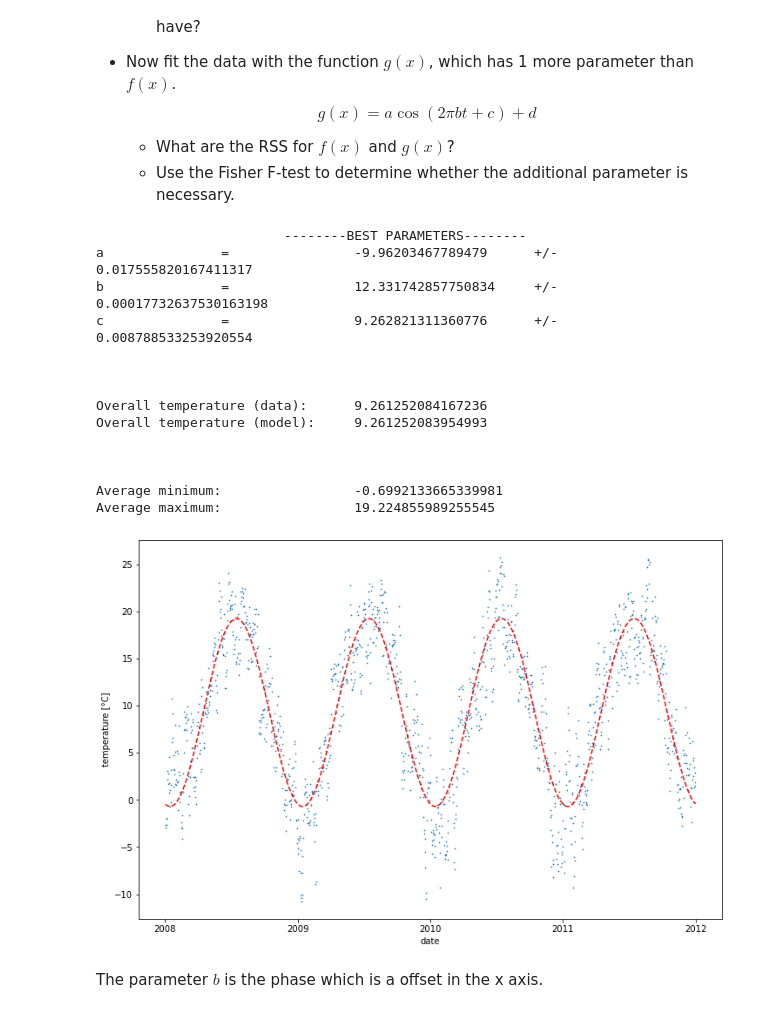
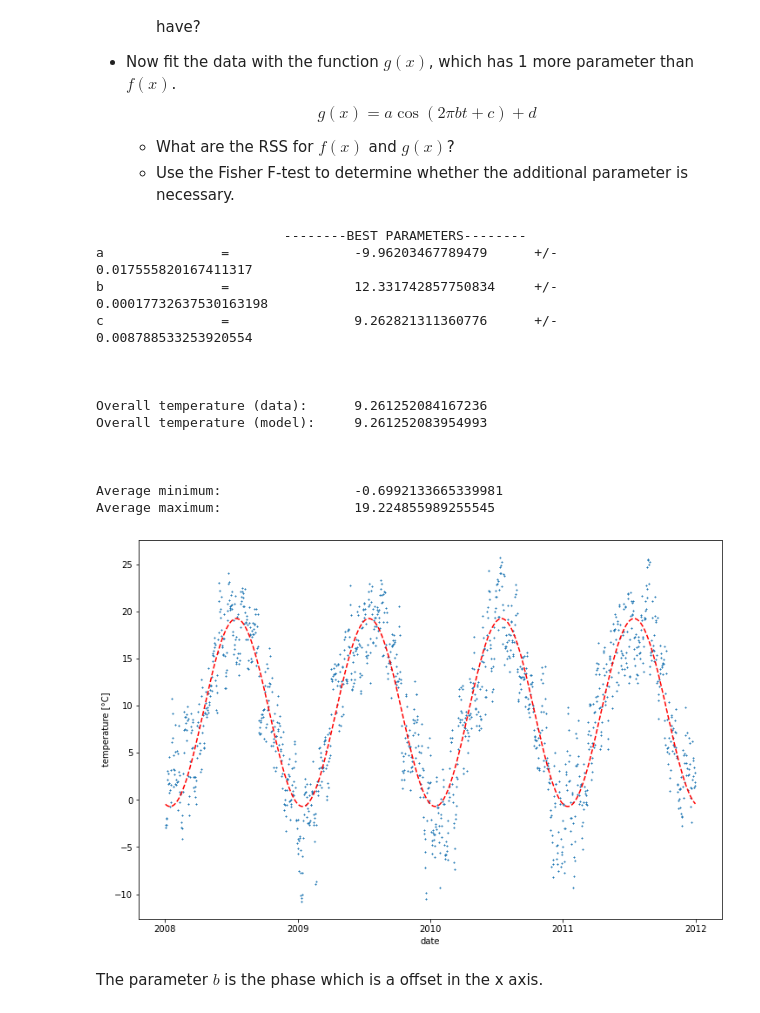
Before and after one commit to aidinattar/LaboratoryOfComputationalPhysics_Y4, a Jupyter notebook: 08ex_fitting.ipynb, the cells around one changed output. Saved outputs shown, nothing was run; the diff lists cells and outputs as text; code cells hidden in the pictures.

```diff
--- a/08ex_fitting.ipynb
+++ b/08ex_fitting.ipynb
@@ -294,7 +294,7 @@ df_range = df_range[mask]
 popt, pcov = optimize.curve_fit(f, df_range.year, df_range.temperature)
 
 fig, ax1 = plt.subplots(figsize=(12, 8))
-ax1.scatter(df_range.year, df_range.temperature, s = 0.5, marker='x')
+ax1.scatter(df_range.year, df_range.temperature, s = 1, marker='x')
 ax1.plot(df_range.year, f(df_range.year, popt[0],popt[1],popt[2]), linestyle='dashed',c = 'r' )
 ax1.xaxis.set_major_locator(MultipleLocator(1))
 ax1.set_ylabel('temperature [°C]')
@@ -313,34 +313,34 @@ max = []
 min.append(optimize.minimize(f, 2007, args=(popt[0],popt[1],popt[2])).fun)
 min.append(optimize.minimize(f, 2008, args=(popt[0],popt[1],popt[2])).fun)
 min.append(optimize.minimize(f, 2009, args=(popt[0],popt[1],popt[2])).fun)
 min.append(optimize.minimize(f, 2010, args=(popt[0],popt[1],popt[2])).fun)
 min.append(optimize.minimize(f, 2011, args=(popt[0],popt[1],popt[2])).fun)
 
 def f1(t, a, b, c):
     return -(a * np.cos(2*np.pi*t + b) + c)
 max.append(-optimize.minimize(f1, 2008, args=(popt[0],popt[1],popt[2])).fun)
 max.append(-optimize.minimize(f1, 2009, args=(popt[0],popt[1],popt[2])).fun)
 max.append(-optimize.minimize(f1, 2010, args=(popt[0],popt[1],popt[2])).fun)
 max.append(-optimize.minimize(f1, 2011, args=(popt[0],popt[1],popt[2])).fun)
 
 print('Average minimum:\t\t',np.array(min).mean())
 print('Average maximum:\t\t',np.array(max).mean())
 # %% [output]
                         --------BEST PARAMETERS--------
 a               =                -9.96203467789479      +/-      0.017555820167411317
 b               =                12.331742857750834     +/-      0.00017732637530163198
 c               =                9.262821311360776      +/-      0.008788533253920554
 
 
 
 Overall temperature (data):      9.261252084167236
 Overall temperature (model):     9.261252083954993
 
 
 
 Average minimum:                 -0.6992133665339981
 Average maximum:                 19.224855989255545
-[figure, old version]
+[figure, new version]
 # %% [markdown]
 The parameter $b$ is the phase which is a offset in the x axis.
 # %%
```
Also changed, not shown: parts of 2 cells of this notebook, 1 other file.
